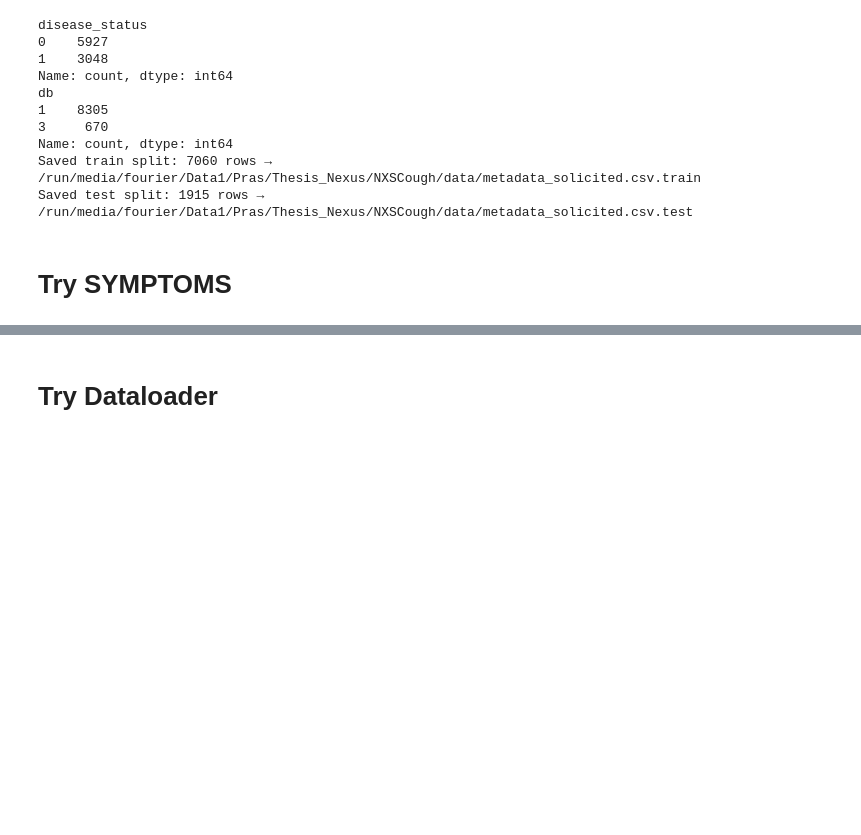
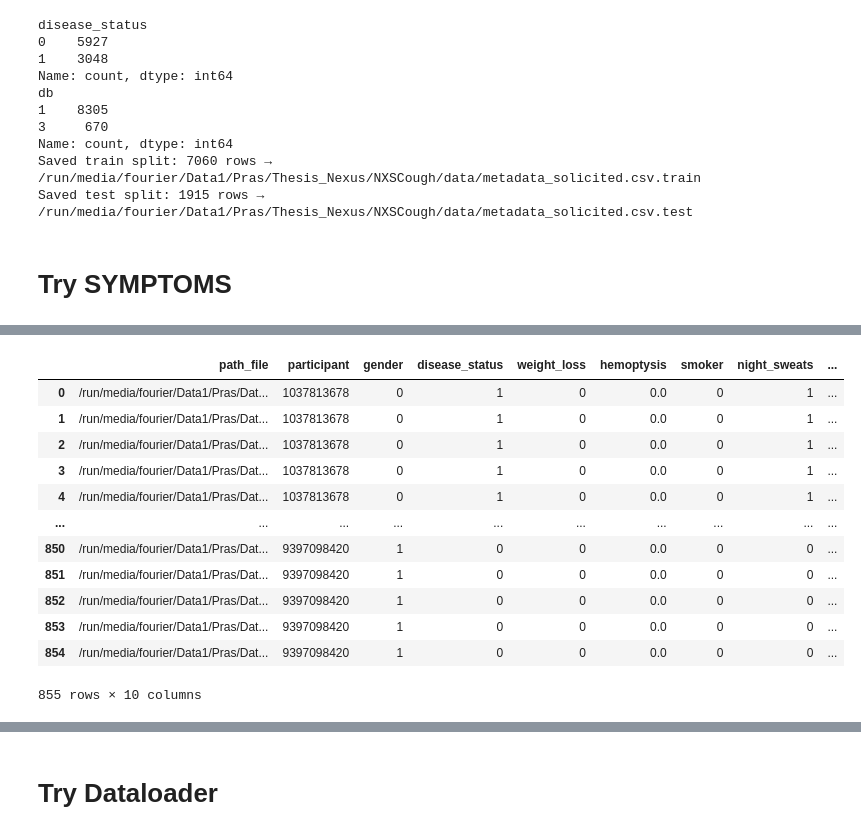
Before and after one commit to arkiven4/NXSCough, a Jupyter notebook: notebooks/build_db.ipynb, the cells around one changed output, grey strips where cells are left out. Cells and saved outputs as stored; diff of their text form; code cells hidden in the pictures; blank space fills up the shorter version.

```diff
--- a/notebooks/build_db.ipynb
+++ b/notebooks/build_db.ipynb
@@ -464,0 +570,8 @@ Saved test split: 1915 rows → /run/media/fourier/Data1/Pras/Thesis_Nexus/NXSCo
+# %%
+df_cirdz = pd.read_csv("/run/media/fourier/Data1/Pras/Thesis_Nexus/NXSCough/data/cirdz.csv.test")
+df_cirdz = (
+    df_cirdz
+    .sort_values("participant")
+    .groupby("participant", as_index=False)
+    .first()
+)
@@ -465,3 +652,19 @@ Saved test split: 1915 rows → /run/media/fourier/Data1/Pras/Thesis_Nexus/NXSCo
+# %%
+df_cirdz
+# %% [output]
+|  | path_file | participant | gender | disease_status | weight_loss | hemoptysis | smoker | night_sweats | ... |
+| 0 | /run/media/fourier/Data1/Pras/Dat... | 1037813678 | 0 | 1 | 0 | 0.0 | 0 | 1 | ... |
+| 1 | /run/media/fourier/Data1/Pras/Dat... | 1037813678 | 0 | 1 | 0 | 0.0 | 0 | 1 | ... |
+| 2 | /run/media/fourier/Data1/Pras/Dat... | 1037813678 | 0 | 1 | 0 | 0.0 | 0 | 1 | ... |
+| 3 | /run/media/fourier/Data1/Pras/Dat... | 1037813678 | 0 | 1 | 0 | 0.0 | 0 | 1 | ... |
+| 4 | /run/media/fourier/Data1/Pras/Dat... | 1037813678 | 0 | 1 | 0 | 0.0 | 0 | 1 | ... |
+| ... | ... | ... | ... | ... | ... | ... | ... | ... | ... |
+| 850 | /run/media/fourier/Data1/Pras/Dat... | 9397098420 | 1 | 0 | 0 | 0.0 | 0 | 0 | ... |
+| 851 | /run/media/fourier/Data1/Pras/Dat... | 9397098420 | 1 | 0 | 0 | 0.0 | 0 | 0 | ... |
+| 852 | /run/media/fourier/Data1/Pras/Dat... | 9397098420 | 1 | 0 | 0 | 0.0 | 0 | 0 | ... |
+| 853 | /run/media/fourier/Data1/Pras/Dat... | 9397098420 | 1 | 0 | 0 | 0.0 | 0 | 0 | ... |
+| 854 | /run/media/fourier/Data1/Pras/Dat... | 9397098420 | 1 | 0 | 0 | 0.0 | 0 | 0 | ... |
+855 rows × 10 columns
 # %%
 import pandas as pd
 import numpy as np
```
Also changed, not shown: parts of 11 cells of this notebook, 11 other files.
